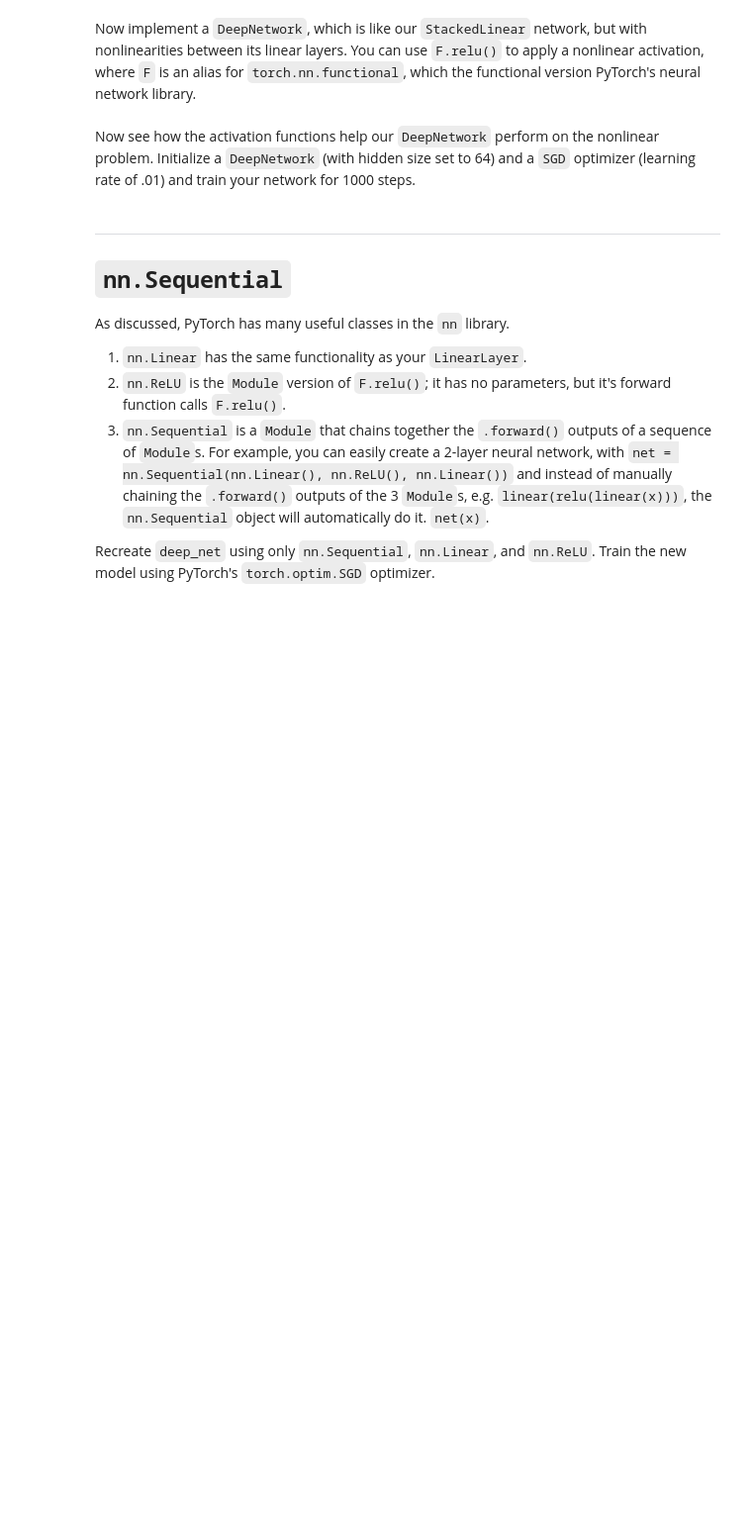
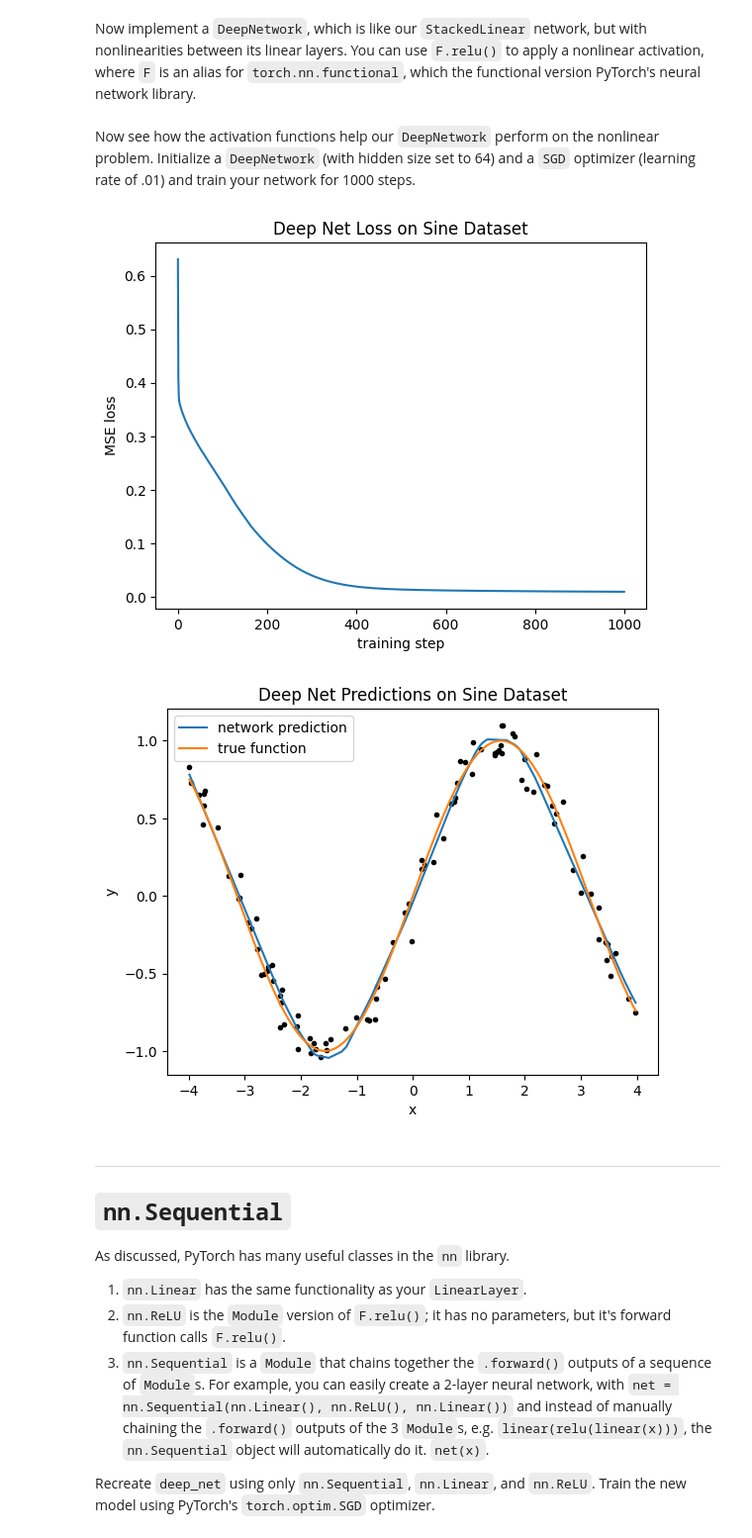
Before and after one commit to ldsbalu/Balu-Portfolio, a Jupyter notebook: lab2_modules_training.ipynb, the cells around one changed output. Shown: that part at 99% size. Drawn from its saved outputs; the diff is of its cells as text; code cells hidden in the pictures; blank space fills up the shorter version.

```diff
--- a/lab2_modules_training.ipynb
+++ b/lab2_modules_training.ipynb
@@ -563,28 +644,44 @@ You can use `F.relu()` to apply a nonlinear activation, where `F` is an alias fo
 class DeepNetwork(nn.Module): # true deep NN w/ activation functions
     def __init__(self, input_feature_size, output_feature_size, hidden_size):
         # TODO: create a 3 linear layers just like in StackedLinear. Don't forget 'super().__init__()'
-        pass
+        super().__init__()
+        self.lin1 = LinearLayer(input_feature_size, hidden_size)
+        self.lin2 = LinearLayer(hidden_size, hidden_size)
+        self.lin3 = LinearLayer(hidden_size, output_feature_size)
+
+
 
     def forward(self, x):
         # TODO: pass the input `x` through the network (including the activation functions) and return the network's prediction on the y value.
         # DO NOT apply a relu before the first layer or after the last layer.
-        pass
+        x = F.relu(self.lin1(x))
+        x = F.relu(self.lin2(x))
+        x = self.lin3(x)
+        return x
 # %% [markdown]
 Now see how the activation functions help our `DeepNetwork` perform on the nonlinear problem. Initialize a `DeepNetwork` (with hidden size set to 64) and a `SGD` optimizer (learning rate of .01) and train your network for 1000 steps.
 # %%
 # TODO: Set seed to 0
+torch.manual_seed(0)
 
 # TODO: Initialize a DeepNetwork (set hidden_size to 64) called deep_net
-deep_net = None
+
+device = torch.device('cuda' if torch.cuda.is_available() else 'cpu')
+deep_net = DeepNetwork(input_feature_size=1, output_feature_size=1, hidden_size=64)
+deep_net = deep_net.to(device)
 
 # TODO: Initialize an SGD optimizer with a learning rate of .01
+optimizer = SGD(deep_net.parameters(), lr=.01)
 
 # TODO: train deep_net for 1000 steps and store training losses as `train_losses`
-train_losses = None
+train_losses = train(deep_net, optimizer, sine_x, sine_y, training_steps=1000)
 
 plot_loss(train_losses, "Deep Net Loss on Sine Dataset")
 
 plot_data(sine_x, sine_y, deep_net, gt_func=torch.sin, title="Deep Net Predictions on Sine Dataset")
+# %% [output]
+[figure, added]
+[figure, added]
 # %% [markdown]
 ---
 # `nn.Sequential`
```
Also changed, not shown: parts of 16 cells of this notebook.
